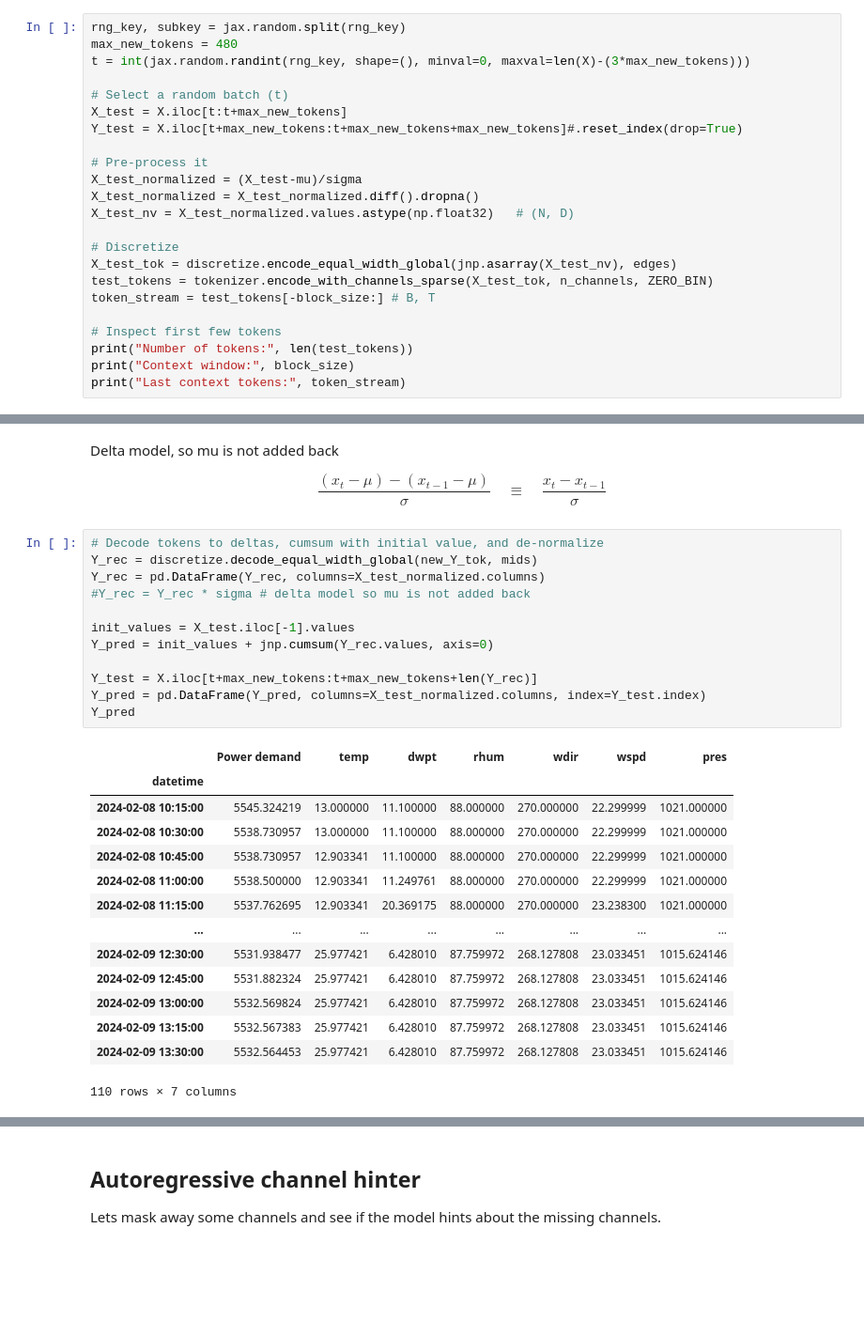
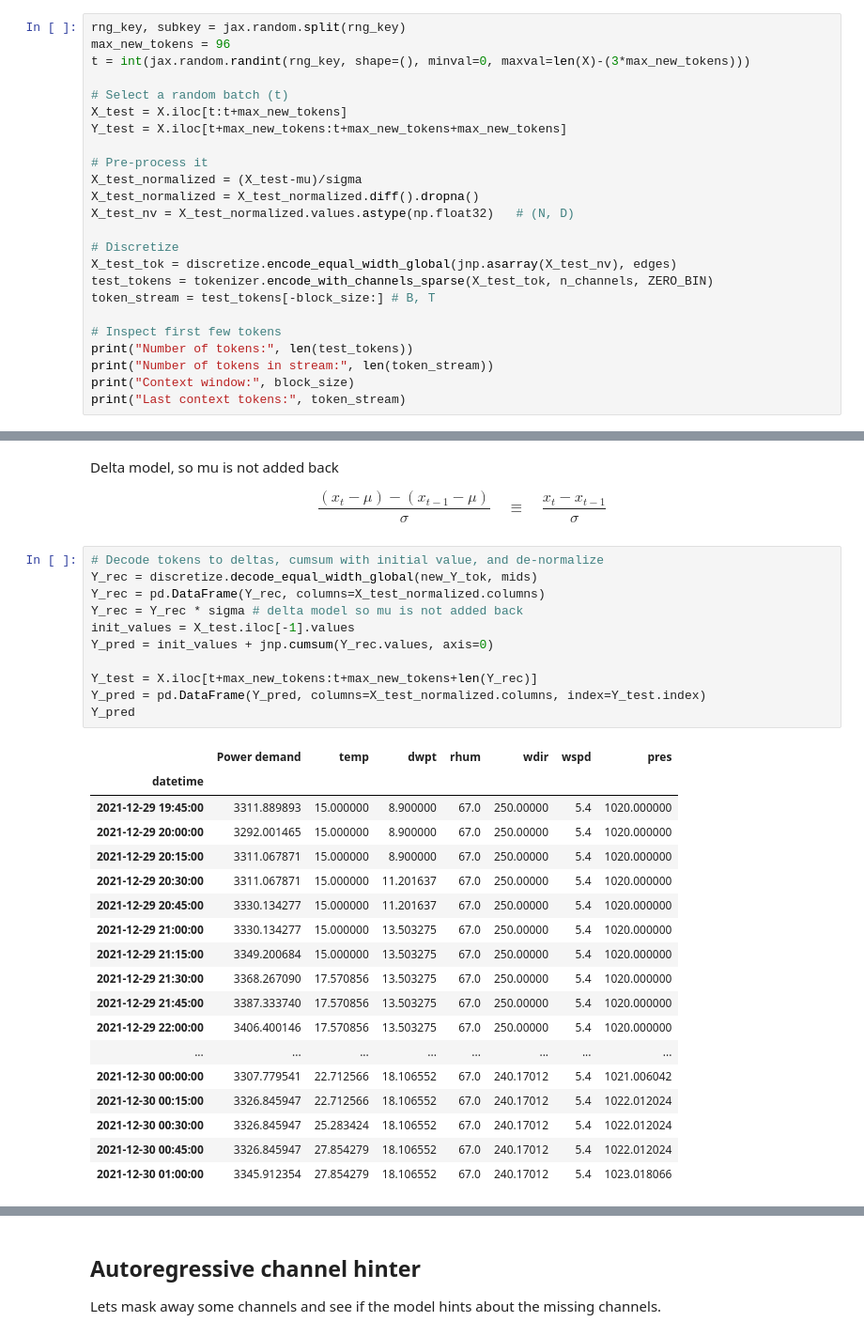
Before and after one commit to martinlie/vector-tokenizer, a Jupyter notebook: vector-tokenizer/tokenize_eval.ipynb, the cells around one changed output, grey strips where cells are left out. Shown at 94% size. Saved outputs shown, nothing was run; the diff lists cells and outputs as text; blank space fills up the shorter version.

```diff
--- a/vector-tokenizer/tokenize_eval.ipynb
+++ b/vector-tokenizer/tokenize_eval.ipynb
@@ -108,12 +114,12 @@ TODO A later test would be to make new test_tokens with minimal columns and see
 rng_key = jax.random.PRNGKey(128)
 # %%
 rng_key, subkey = jax.random.split(rng_key)
-max_new_tokens = 480
+max_new_tokens = 96
 t = int(jax.random.randint(rng_key, shape=(), minval=0, maxval=len(X)-(3*max_new_tokens)))
 
 # Select a random batch (t)
 X_test = X.iloc[t:t+max_new_tokens]
-Y_test = X.iloc[t+max_new_tokens:t+max_new_tokens+max_new_tokens]#.reset_index(drop=True)
+Y_test = X.iloc[t+max_new_tokens:t+max_new_tokens+max_new_tokens]
 
 # Pre-process it
 X_test_normalized = (X_test-mu)/sigma
@@ -127,6 +133,7 @@ token_stream = test_tokens[-block_size:] # B, T
 
 # Inspect first few tokens
 print("Number of tokens:", len(test_tokens))
+print("Number of tokens in stream:", len(token_stream))
 print("Context window:", block_size)
 print("Last context tokens:", token_stream)
 # %% [output]
@@ -211,30 +203,33 @@ $$
 # %%
 # Decode tokens to deltas, cumsum with initial value, and de-normalize
 Y_rec = discretize.decode_equal_width_global(new_Y_tok, mids)
 Y_rec = pd.DataFrame(Y_rec, columns=X_test_normalized.columns)
-#Y_rec = Y_rec * sigma # delta model so mu is not added back
-
+Y_rec = Y_rec * sigma # delta model so mu is not added back
 init_values = X_test.iloc[-1].values
 Y_pred = init_values + jnp.cumsum(Y_rec.values, axis=0)
 
 Y_test = X.iloc[t+max_new_tokens:t+max_new_tokens+len(Y_rec)]
 Y_pred = pd.DataFrame(Y_pred, columns=X_test_normalized.columns, index=Y_test.index)
 Y_pred
 # %% [output]
 |  | Power demand | temp | dwpt | rhum | wdir | wspd | pres |
 | datetime |  |  |  |  |  |  |  |
-| 2024-02-08 10:15:00 | 5545.324219 | 13.000000 | 11.100000 | 88.000000 | 270.000000 | 22.299999 | 1021.000000 |
-| 2024-02-08 10:30:00 | 5538.730957 | 13.000000 | 11.100000 | 88.000000 | 270.000000 | 22.299999 | 1021.000000 |
-| 2024-02-08 10:45:00 | 5538.730957 | 12.903341 | 11.100000 | 88.000000 | 270.000000 | 22.299999 | 1021.000000 |
-| 2024-02-08 11:00:00 | 5538.500000 | 12.903341 | 11.249761 | 88.000000 | 270.000000 | 22.299999 | 1021.000000 |
-| 2024-02-08 11:15:00 | 5537.762695 | 12.903341 | 20.369175 | 88.000000 | 270.000000 | 23.238300 | 1021.000000 |
+| 2021-12-29 19:45:00 | 3311.889893 | 15.000000 | 8.900000 | 67.0 | 250.00000 | 5.4 | 1020.000000 |
+| 2021-12-29 20:00:00 | 3292.001465 | 15.000000 | 8.900000 | 67.0 | 250.00000 | 5.4 | 1020.000000 |
+| 2021-12-29 20:15:00 | 3311.067871 | 15.000000 | 8.900000 | 67.0 | 250.00000 | 5.4 | 1020.000000 |
+| 2021-12-29 20:30:00 | 3311.067871 | 15.000000 | 11.201637 | 67.0 | 250.00000 | 5.4 | 1020.000000 |
+| 2021-12-29 20:45:00 | 3330.134277 | 15.000000 | 11.201637 | 67.0 | 250.00000 | 5.4 | 1020.000000 |
+| 2021-12-29 21:00:00 | 3330.134277 | 15.000000 | 13.503275 | 67.0 | 250.00000 | 5.4 | 1020.000000 |
+| 2021-12-29 21:15:00 | 3349.200684 | 15.000000 | 13.503275 | 67.0 | 250.00000 | 5.4 | 1020.000000 |
+| 2021-12-29 21:30:00 | 3368.267090 | 17.570856 | 13.503275 | 67.0 | 250.00000 | 5.4 | 1020.000000 |
+| 2021-12-29 21:45:00 | 3387.333740 | 17.570856 | 13.503275 | 67.0 | 250.00000 | 5.4 | 1020.000000 |
+| 2021-12-29 22:00:00 | 3406.400146 | 17.570856 | 13.503275 | 67.0 | 250.00000 | 5.4 | 1020.000000 |
 | ... | ... | ... | ... | ... | ... | ... | ... |
-| 2024-02-09 12:30:00 | 5531.938477 | 25.977421 | 6.428010 | 87.759972 | 268.127808 | 23.033451 | 1015.624146 |
-| 2024-02-09 12:45:00 | 5531.882324 | 25.977421 | 6.428010 | 87.759972 | 268.127808 | 23.033451 | 1015.624146 |
-| 2024-02-09 13:00:00 | 5532.569824 | 25.977421 | 6.428010 | 87.759972 | 268.127808 | 23.033451 | 1015.624146 |
-| 2024-02-09 13:15:00 | 5532.567383 | 25.977421 | 6.428010 | 87.759972 | 268.127808 | 23.033451 | 1015.624146 |
-| 2024-02-09 13:30:00 | 5532.564453 | 25.977421 | 6.428010 | 87.759972 | 268.127808 | 23.033451 | 1015.624146 |
+| 2021-12-30 00:00:00 | 3307.779541 | 22.712566 | 18.106552 | 67.0 | 240.17012 | 5.4 | 1021.006042 |
+| 2021-12-30 00:15:00 | 3326.845947 | 22.712566 | 18.106552 | 67.0 | 240.17012 | 5.4 | 1022.012024 |
+| 2021-12-30 00:30:00 | 3326.845947 | 25.283424 | 18.106552 | 67.0 | 240.17012 | 5.4 | 1022.012024 |
+| 2021-12-30 00:45:00 | 3326.845947 | 27.854279 | 18.106552 | 67.0 | 240.17012 | 5.4 | 1022.012024 |
+| 2021-12-30 01:00:00 | 3345.912354 | 27.854279 | 18.106552 | 67.0 | 240.17012 | 5.4 | 1023.018066 |
-110 rows × 7 columns
 # %%
 Y_test
 # %% [output]
```
Also changed, not shown: parts of 17 cells of this notebook, 2 other files.
